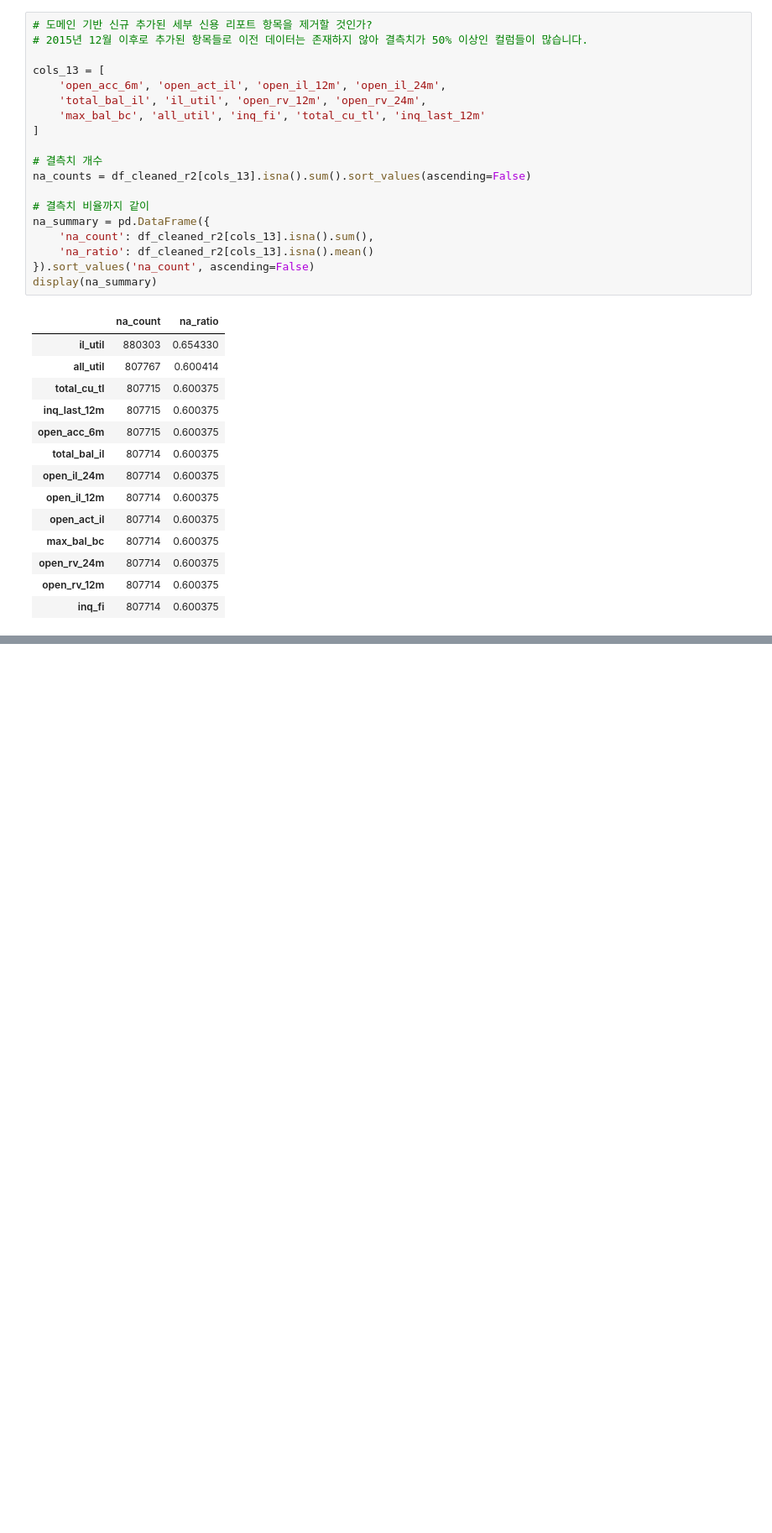
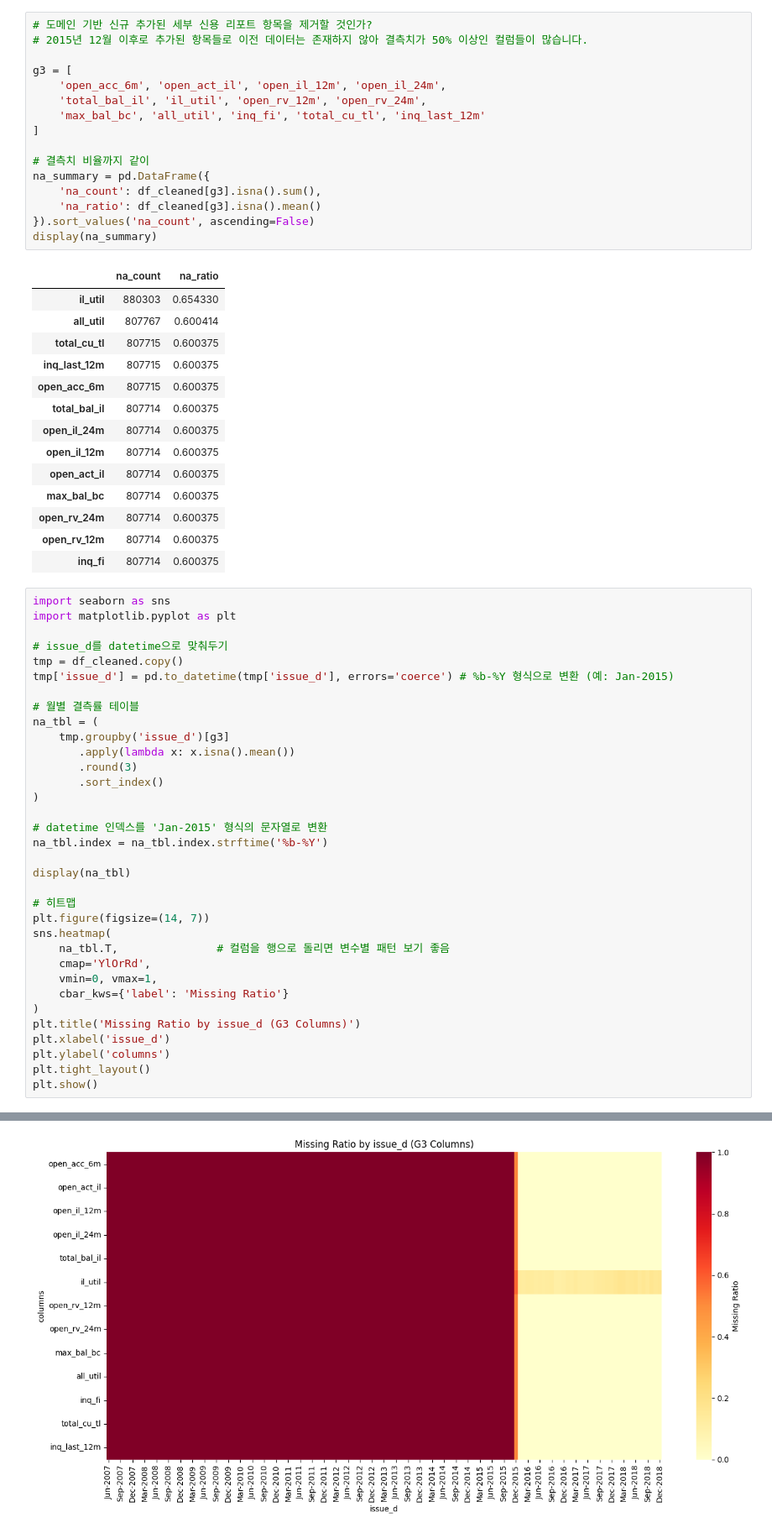
Before and after one commit to gywns7507/second_project, a Jupyter notebook: Hyeong_Uk.ipynb, the cells around one changed output, grey strips where cells are left out. Shown at 84% size. Drawn from its saved outputs; the diff is of its cells as text; blank space fills up the shorter version.

```diff
--- a/Hyeong_Uk.ipynb
+++ b/Hyeong_Uk.ipynb
@@ -290,19 +234,16 @@ print(f"결측치 컬럼 삭제 후 최종 데이터 형태: {df_process_cleaned
 # 도메인 기반 신규 추가된 세부 신용 리포트 항목을 제거할 것인가?
 # 2015년 12월 이후로 추가된 항목들로 이전 데이터는 존재하지 않아 결측치가 50% 이상인 컬럼들이 많습니다.
 
-cols_13 = [
+g3 = [
     'open_acc_6m', 'open_act_il', 'open_il_12m', 'open_il_24m',
     'total_bal_il', 'il_util', 'open_rv_12m', 'open_rv_24m',
     'max_bal_bc', 'all_util', 'inq_fi', 'total_cu_tl', 'inq_last_12m'
 ]
 
-# 결측치 개수
-na_counts = df_cleaned_r2[cols_13].isna().sum().sort_values(ascending=False)
-
 # 결측치 비율까지 같이
 na_summary = pd.DataFrame({
-    'na_count': df_cleaned_r2[cols_13].isna().sum(),
-    'na_ratio': df_cleaned_r2[cols_13].isna().mean()
+    'na_count': df_cleaned[g3].isna().sum(),
+    'na_ratio': df_cleaned[g3].isna().mean()
 }).sort_values('na_count', ascending=False)
 display(na_summary)
 # %% [output]
@@ -320,3 +261,38 @@ display(na_summary)
 | open_rv_24m | 807714 | 0.600375 |
 | open_rv_12m | 807714 | 0.600375 |
 | inq_fi | 807714 | 0.600375 |
+# %%
+import seaborn as sns
+import matplotlib.pyplot as plt
+
+# issue_d를 datetime으로 맞춰두기
+tmp = df_cleaned.copy()
+tmp['issue_d'] = pd.to_datetime(tmp['issue_d'], errors='coerce') # %b-%Y 형식으로 변환 (예: Jan-2015)
+
+# 월별 결측률 테이블
+na_tbl = (
+    tmp.groupby('issue_d')[g3]
+       .apply(lambda x: x.isna().mean())
+       .round(3)
+       .sort_index()
+)
+
+# datetime 인덱스를 'Jan-2015' 형식의 문자열로 변환
+na_tbl.index = na_tbl.index.strftime('%b-%Y')
+
+display(na_tbl)
+
+# 히트맵
+plt.figure(figsize=(14, 7))
+sns.heatmap(
+    na_tbl.T,               # 컬럼을 행으로 돌리면 변수별 패턴 보기 좋음
+    cmap='YlOrRd',
+    vmin=0, vmax=1,
+    cbar_kws={'label': 'Missing Ratio'}
+)
+plt.title('Missing Ratio by issue_d (G3 Columns)')
+plt.xlabel('issue_d')
+plt.ylabel('columns')
+plt.tight_layout()
+plt.show()
+# %% [output]
@@ -322,0 +317 @@ display(na_summary)
+[figure, added]
```
Also changed, not shown: parts of 42 cells of this notebook.
